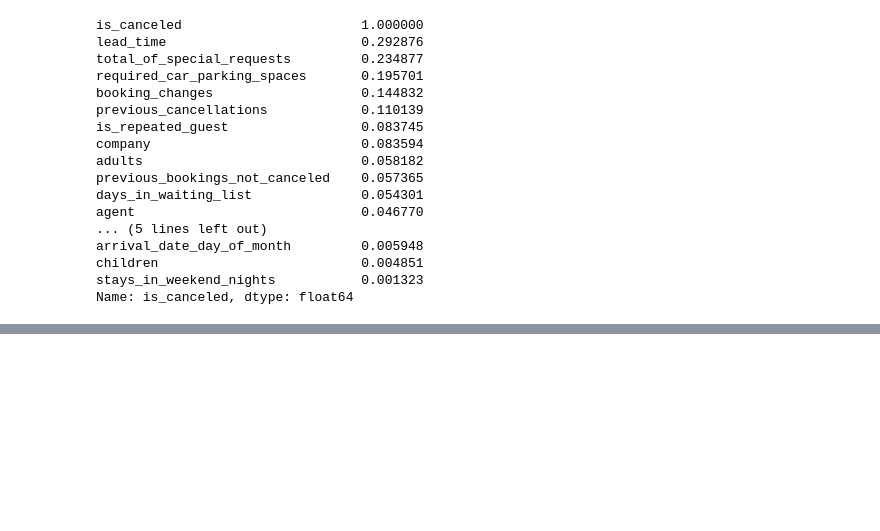
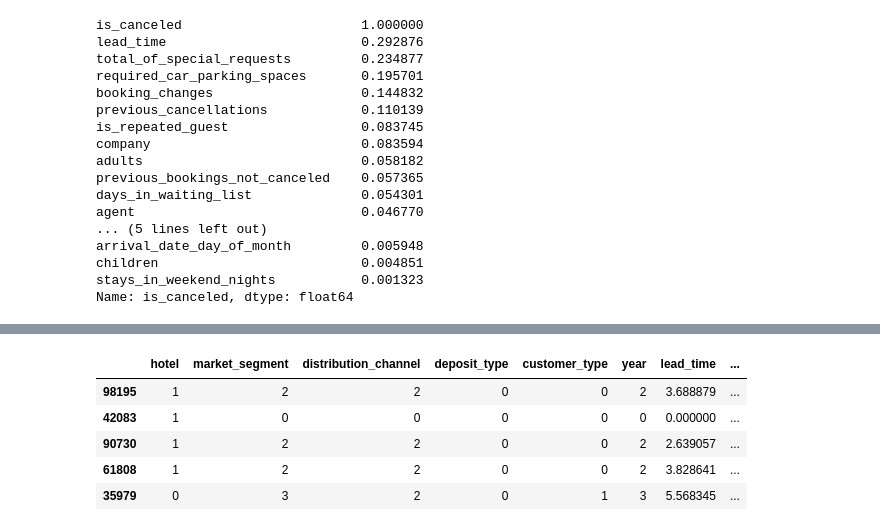
Before and after one commit to bonlycpe/Hotel-Booking-Cancellation-Prediction-Using-Decision-Tree, a Jupyter notebook: Little_Workspace/PreprocessingFunc.ipynb, the cells around one changed output, grey strips where cells are left out. Saved outputs shown, nothing was run; the diff lists cells and outputs as text; code cells hidden in the pictures; blank space fills up the shorter version.

```diff
--- a/Little_Workspace/Preprocessing.ipynb
+++ b/Little_Workspace/PreprocessingFunc.ipynb
@@ -178,0 +491,9 @@ Name: is_canceled, dtype: float64
+# %%
+X_test.head()
+# %% [output]
+|  | hotel | market_segment | distribution_channel | deposit_type | customer_type | year | lead_time | ... |
+| 98195 | 1 | 2 | 2 | 0 | 0 | 2 | 3.688879 | ... |
+| 42083 | 1 | 0 | 0 | 0 | 0 | 0 | 0.000000 | ... |
+| 90730 | 1 | 2 | 2 | 0 | 0 | 2 | 2.639057 | ... |
+| 61808 | 1 | 2 | 2 | 0 | 0 | 2 | 3.828641 | ... |
+| 35979 | 0 | 3 | 2 | 0 | 1 | 3 | 5.568345 | ... |
```
Also changed, not shown: parts of 32 cells of this notebook, 2 other files.
